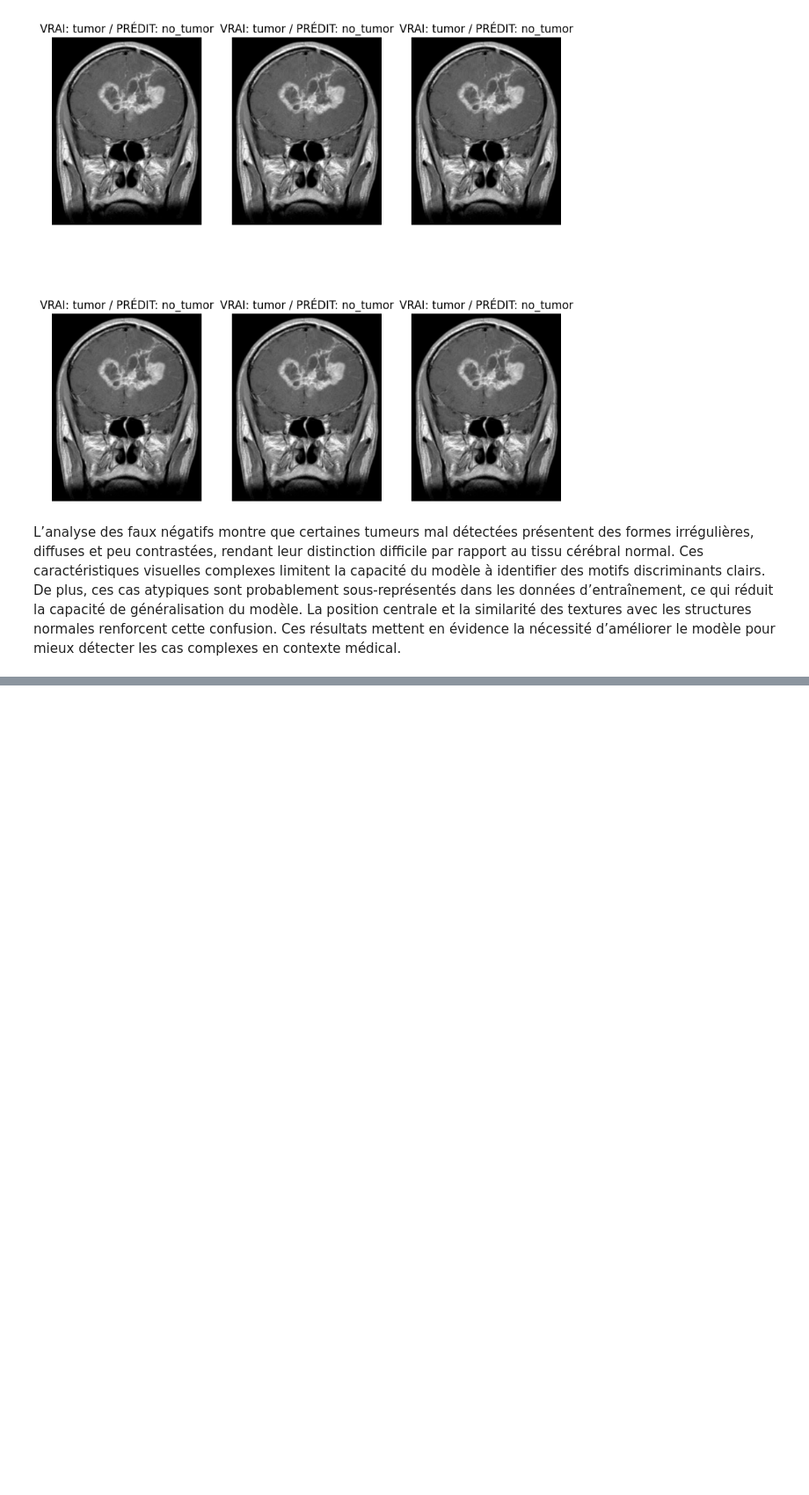
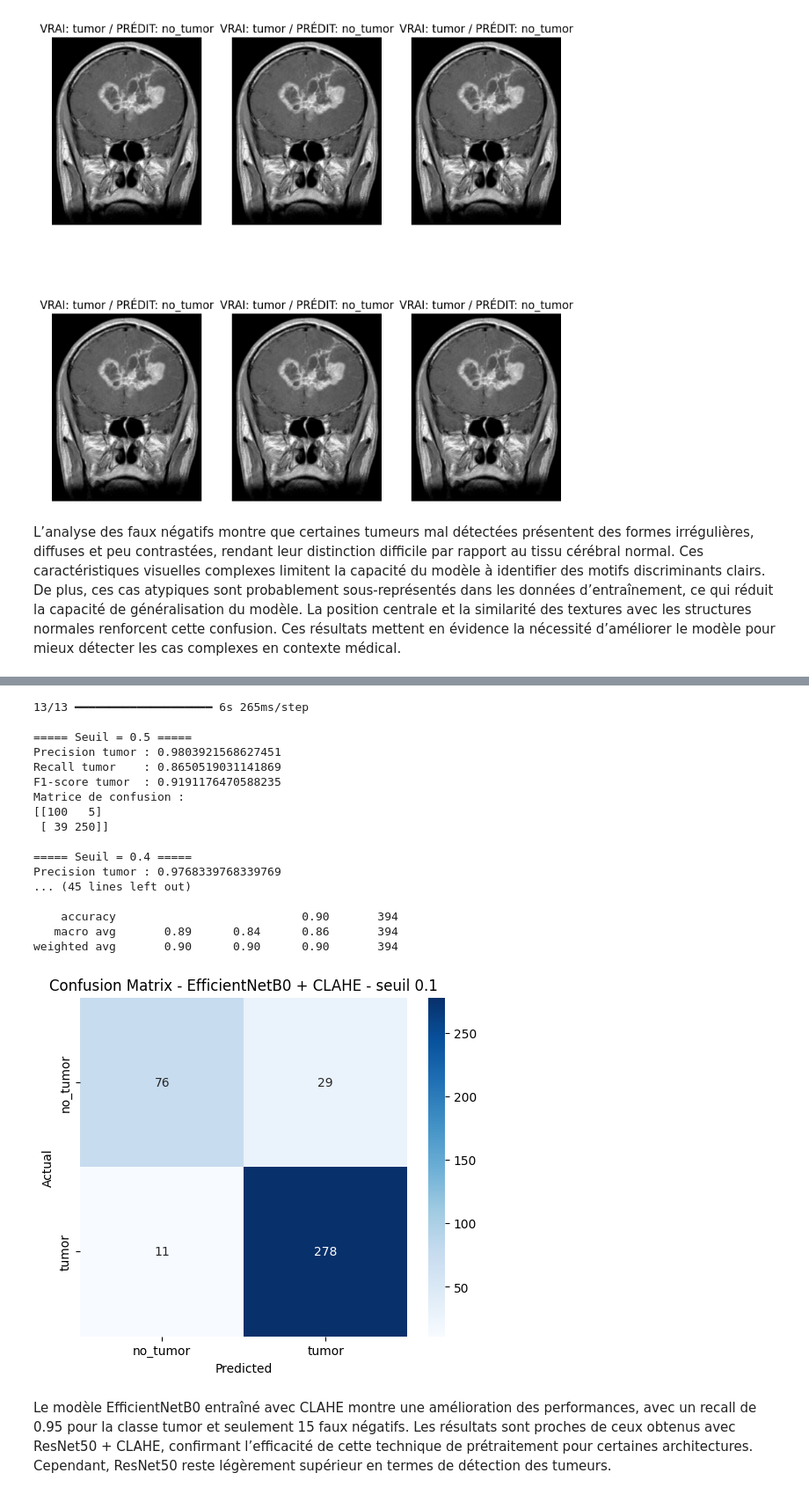
Before and after one commit to carolembomegni/Projet_SD_Detection_Tumeurs, a Jupyter notebook: Chargement_dataset.ipynb, the cells around one changed output, grey strips where cells are left out. Shown at 88% size. Drawn from its saved outputs; the diff is of its cells as text; code cells hidden in the pictures; blank space fills up the shorter version.

```diff
--- a/Chargement_dataset.ipynb
+++ b/Chargement_dataset.ipynb
@@ -916,0 +1411,73 @@ L’analyse des faux négatifs montre que certaines tumeurs mal détectées pré
+# %%
+# Optimisation du seuil
+import numpy as np
+import matplotlib.pyplot as plt
+import seaborn as sns
+from sklearn.metrics import classification_report, confusion_matrix, precision_score, recall_score, f1_score
+
+y_true = np.concatenate([y.numpy() for x, y in test_ds], axis=0)
+y_prob = model.predict(test_ds).ravel()
+
+thresholds = [0.5, 0.4, 0.3, 0.2, 0.15, 0.1]
+results = []
+
+for threshold in thresholds:
+    y_pred = (y_prob > threshold).astype(int)
+
+    precision = precision_score(y_true, y_pred, pos_label=1)
+    recall = recall_score(y_true, y_pred, pos_label=1)
+    f1 = f1_score(y_true, y_pred, pos_label=1)
+
+    print(f"\n===== Seuil = {threshold} =====")
+    print("Precision tumor :", precision)
+    print("Recall tumor    :", recall)
+    print("F1-score tumor  :", f1)
+    print("Matrice de confusion :")
+    print(confusion_matrix(y_true, y_pred))
+
+    results.append((threshold, precision, recall, f1))
+
+best_threshold = max(results, key=lambda x: x[3])[0]
+print("\n✅ Meilleur seuil choisi :", best_threshold)
+
+y_pred_best = (y_prob > best_threshold).astype(int)
+
+print("\n📊 Classification Report final :")
+print(classification_report(y_true, y_pred_best, target_names=class_names))
+
+cm = confusion_matrix(y_true, y_pred_best)
+
+plt.figure(figsize=(6, 5))
+sns.heatmap(
+    cm,
+    annot=True,
+    fmt="d",
+    cmap="Blues",
+    xticklabels=class_names,
+    yticklabels=class_names
+)
+plt.xlabel("Predicted")
+plt.ylabel("Actual")
+plt.title(f"Confusion Matrix - EfficientNetB0 + CLAHE - seuil {best_threshold}")
+plt.show()
+# %% [output]
+13/13 ━━━━━━━━━━━━━━━━━━━━ 6s 265ms/step
+
+===== Seuil = 0.5 =====
+Precision tumor : 0.9803921568627451
+Recall tumor    : 0.8650519031141869
+F1-score tumor  : 0.9191176470588235
+Matrice de confusion :
+[[100   5]
+ [ 39 250]]
+
+===== Seuil = 0.4 =====
+Precision tumor : 0.9768339768339769
+... (45 lines left out)
+
+    accuracy                           0.90       394
+   macro avg       0.89      0.84      0.86       394
+weighted avg       0.90      0.90      0.90       394
+[figure, added]
+# %% [markdown]
+Le modèle EfficientNetB0 entraîné avec CLAHE montre une amélioration des performances, avec un recall de 0.95 pour la classe tumor et seulement 15 faux négatifs. Les résultats sont proches de ceux obtenus avec ResNet50 + CLAHE, confirmant l’efficacité de cette technique de prétraitement pour certaines architectures. Cependant, ResNet50 reste légèrement supérieur en termes de détection des tumeurs.
```
Also changed, not shown: parts of 15 cells of this notebook.
